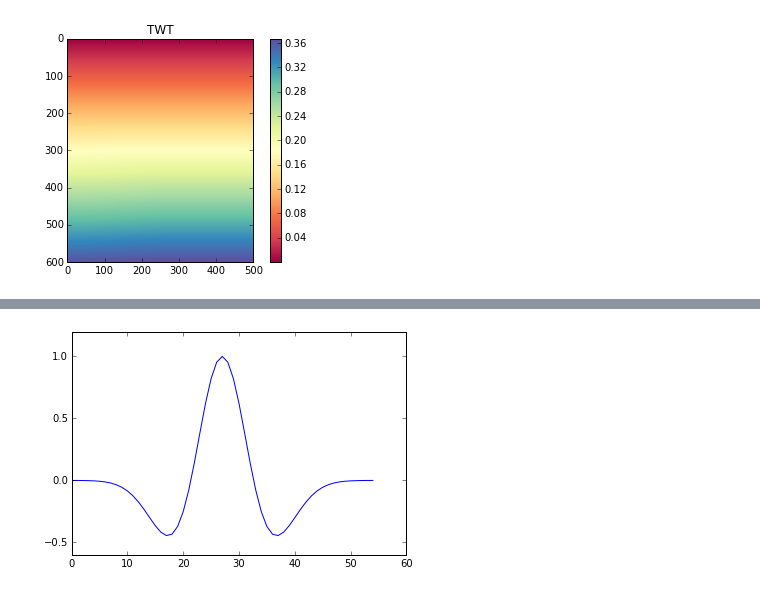
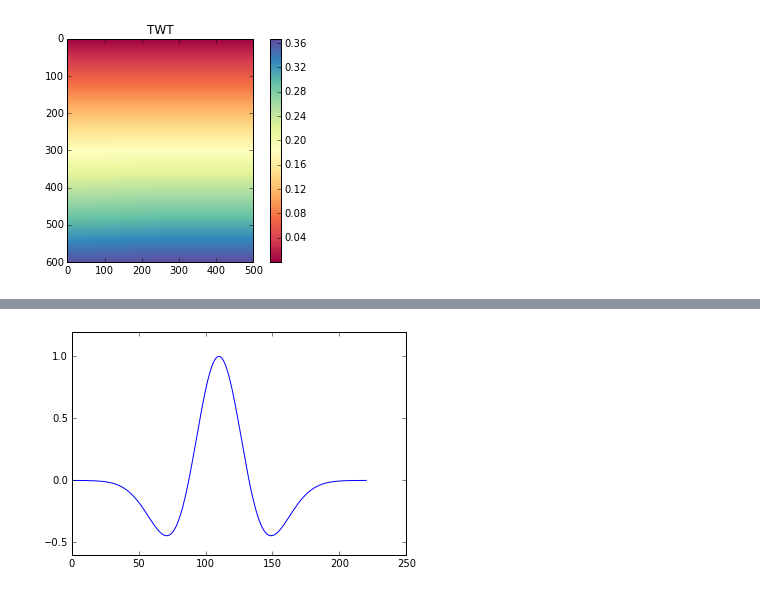
Before and after one commit to victortxa/seismictrc, a Jupyter notebook: seismic_convolutional_trace.ipynb, the cells around one changed output, grey strips where cells are left out. Cells and saved outputs as stored; diff of their text form; code cells hidden in the pictures.

```diff
--- a/seismic_convolutional_trace.ipynb
+++ b/seismic_convolutional_trace.ipynb
@@ -104,18 +107,18 @@ rc[1:]=(vel_lf[1:]-vel_lf[:-1])/(vel_lf[1:]+vel_lf[:-1])
 # %%
-f=20;dt=2.e-3;
+f=5;dt=2.e-3;
 
 nw=2.2/f/dt;
 nw=2*np.floor(nw/2)+1;
 
 nc=np.floor(nw/2);
 w = np.zeros(nw);
 k=np.arange(1,nw+1);
 
 alpha = (nc-k+1)*f*dt*np.pi;
 beta=alpha**2;
 w = (1.-beta*2)*np.exp(-beta);
 
 plt.plot(w)
 plt.show()
 # %% [output]
-[figure, old version]
+[figure, new version]
```
Also changed, not shown: parts of 16 cells of this notebook.
